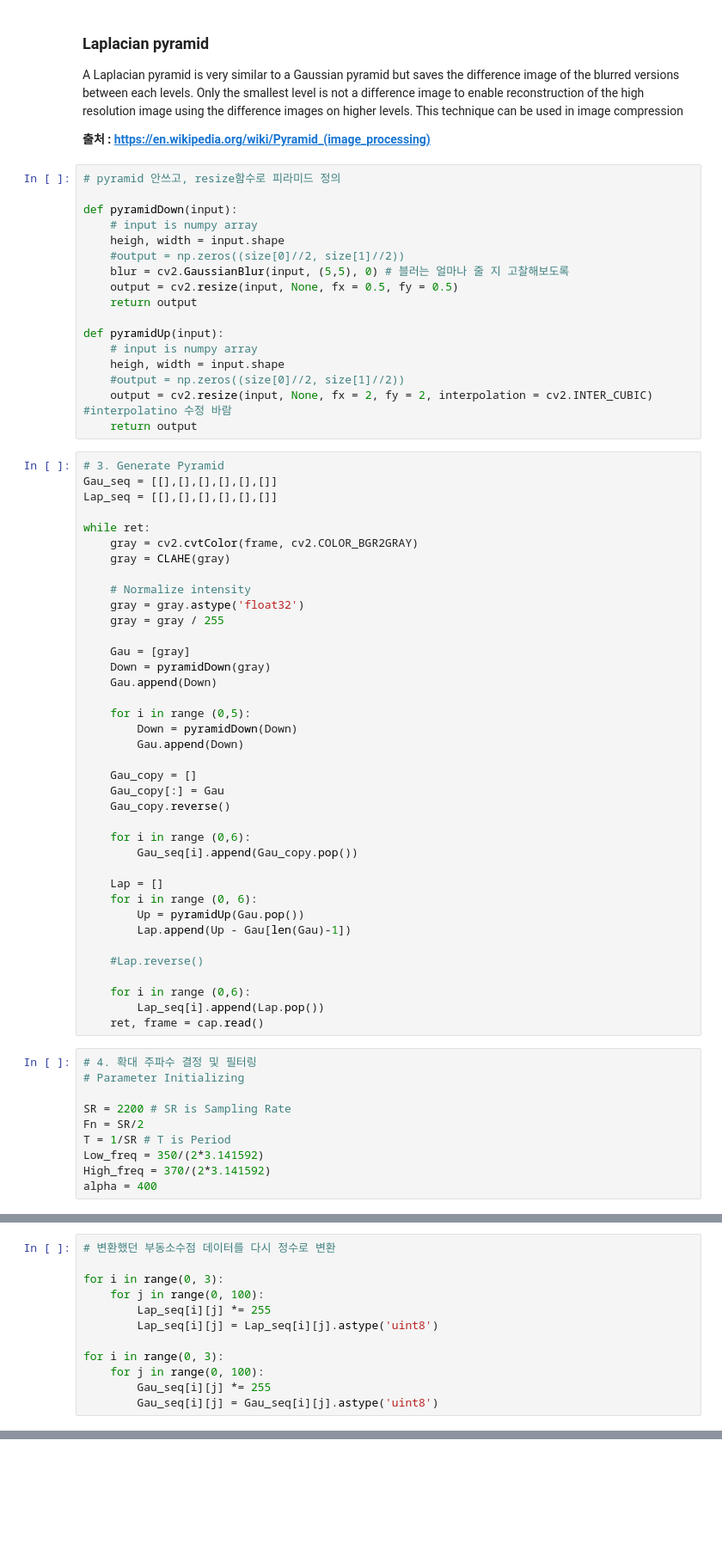
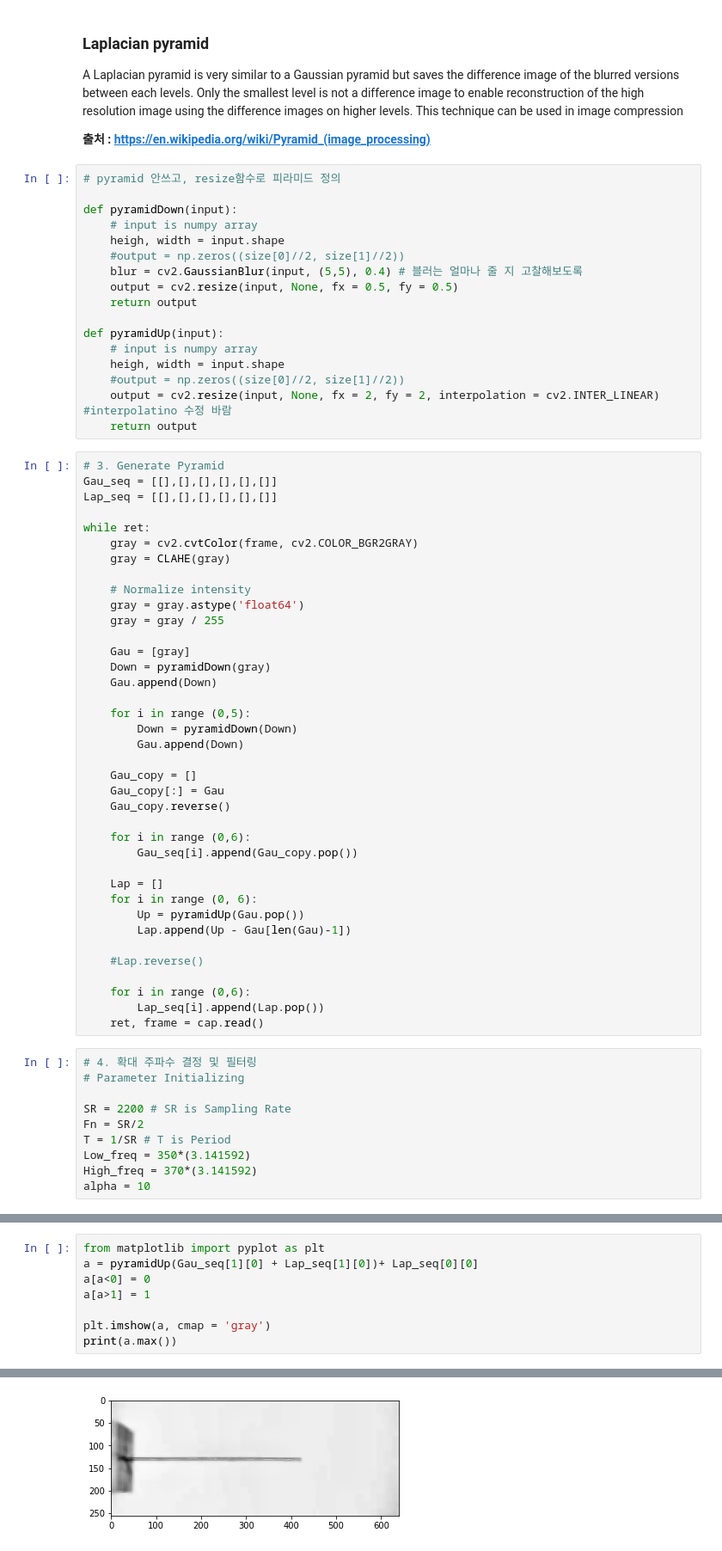
Before and after one commit to 2Chanhee/pyEVM, a Jupyter notebook: pyEVM.ipynb, the cells around one changed output, grey strips where cells are left out. Shown: that part at 86% size. Saved outputs shown, nothing was run; the diff lists cells and outputs as text; blank space fills up the shorter version.

```diff
--- a/pyEVM.ipynb
+++ b/pyEVM.ipynb
@@ -63,7 +63,7 @@ def pyramidDown(input):
     # input is numpy array
     heigh, width = input.shape
     #output = np.zeros((size[0]//2, size[1]//2))
-    blur = cv2.GaussianBlur(input, (5,5), 0) # 블러는 얼마나 줄 지 고찰해보도록
+    blur = cv2.GaussianBlur(input, (5,5), 0.4) # 블러는 얼마나 줄 지 고찰해보도록
     output = cv2.resize(input, None, fx = 0.5, fy = 0.5)
     return output
 
@@ -71,7 +71,7 @@ def pyramidUp(input):
     # input is numpy array
     heigh, width = input.shape
     #output = np.zeros((size[0]//2, size[1]//2))
-    output = cv2.resize(input, None, fx = 2, fy = 2, interpolation = cv2.INTER_CUBIC) #interpolatino 수정 바람
+    output = cv2.resize(input, None, fx = 2, fy = 2, interpolation = cv2.INTER_LINEAR) #interpolatino 수정 바람
     return output
 # %%
 # 3. Generate Pyramid
@@ -83,7 +83,7 @@ while ret:
     gray = CLAHE(gray)
 
     # Normalize intensity
-    gray = gray.astype('float32')
+    gray = gray.astype('float64')
     gray = gray / 255
 
     Gau = [gray]
@@ -118,6 +118,6 @@ while ret:
 SR = 2200 # SR is Sampling Rate
 Fn = SR/2
 T = 1/SR # T is Period
-Low_freq = 350/(2*3.141592)
-High_freq = 370/(2*3.141592)
-alpha = 400
+Low_freq = 350*(3.141592)
+High_freq = 370*(3.141592)
+alpha = 10
@@ -212,13 +204 @@ print("3nd level : ", delay)
-# %%
-# 변환했던 부동소수점 데이터를 다시 정수로 변환
-
-for i in range(0, 3):
-    for j in range(0, 100):
-        Lap_seq[i][j] *= 255
-        Lap_seq[i][j] = Lap_seq[i][j].astype('uint8')
-
-for i in range(0, 3):
-    for j in range(0, 100):
-        Gau_seq[i][j] *= 255
-        Gau_seq[i][j] = Gau_seq[i][j].astype('uint8')
 # %%
@@ -327,0 +244,9 @@ array([[  0,   0,   0, ...,   0,   0,   0],
+# %%
+from matplotlib import pyplot as plt
+a = pyramidUp(Gau_seq[1][0] + Lap_seq[1][0])+ Lap_seq[0][0]
+a[a<0] = 0
+a[a>1] = 1
+
+plt.imshow(a, cmap = 'gray')
+print(a.max())
+# %% [output]
@@ -327,0 +254 @@ array([[  0,   0,   0, ...,   0,   0,   0],
+[figure, added]
```
Also changed, not shown: parts of 15 cells of this notebook, 6 other files.
